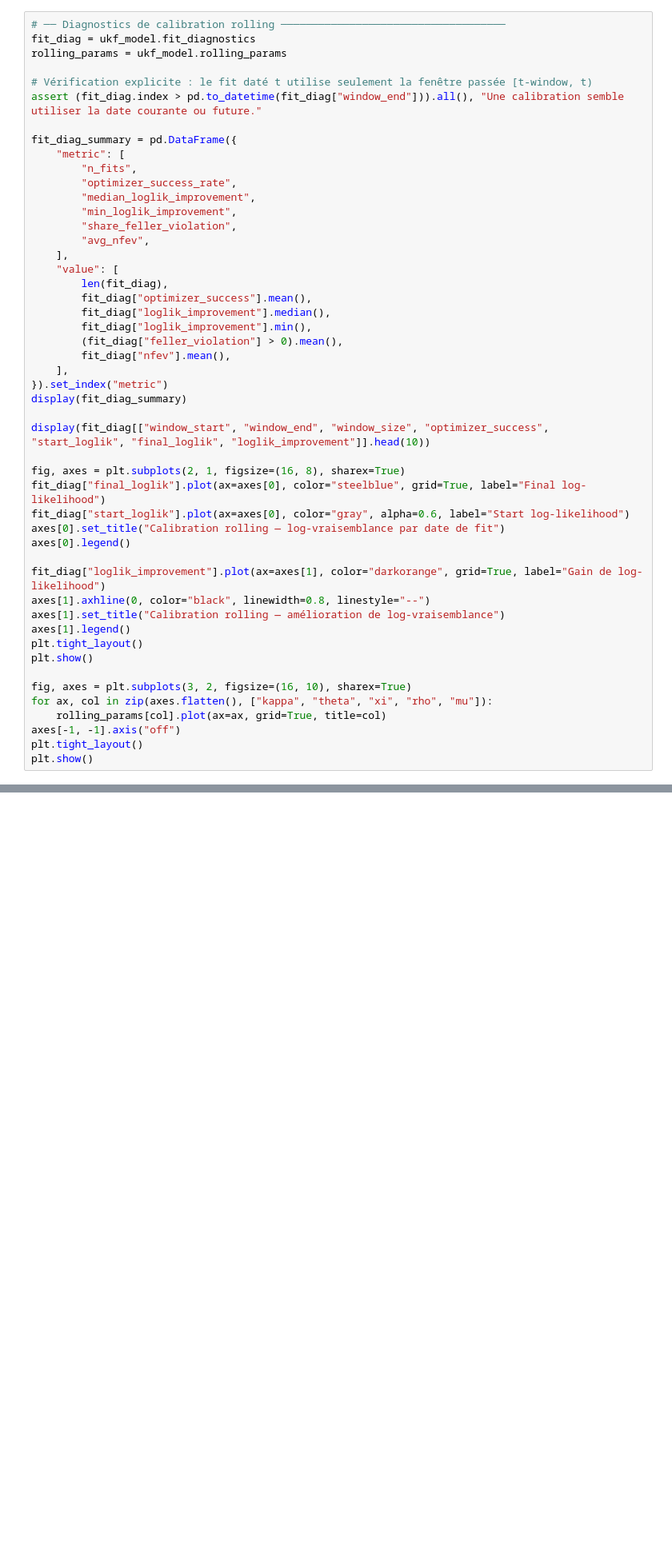
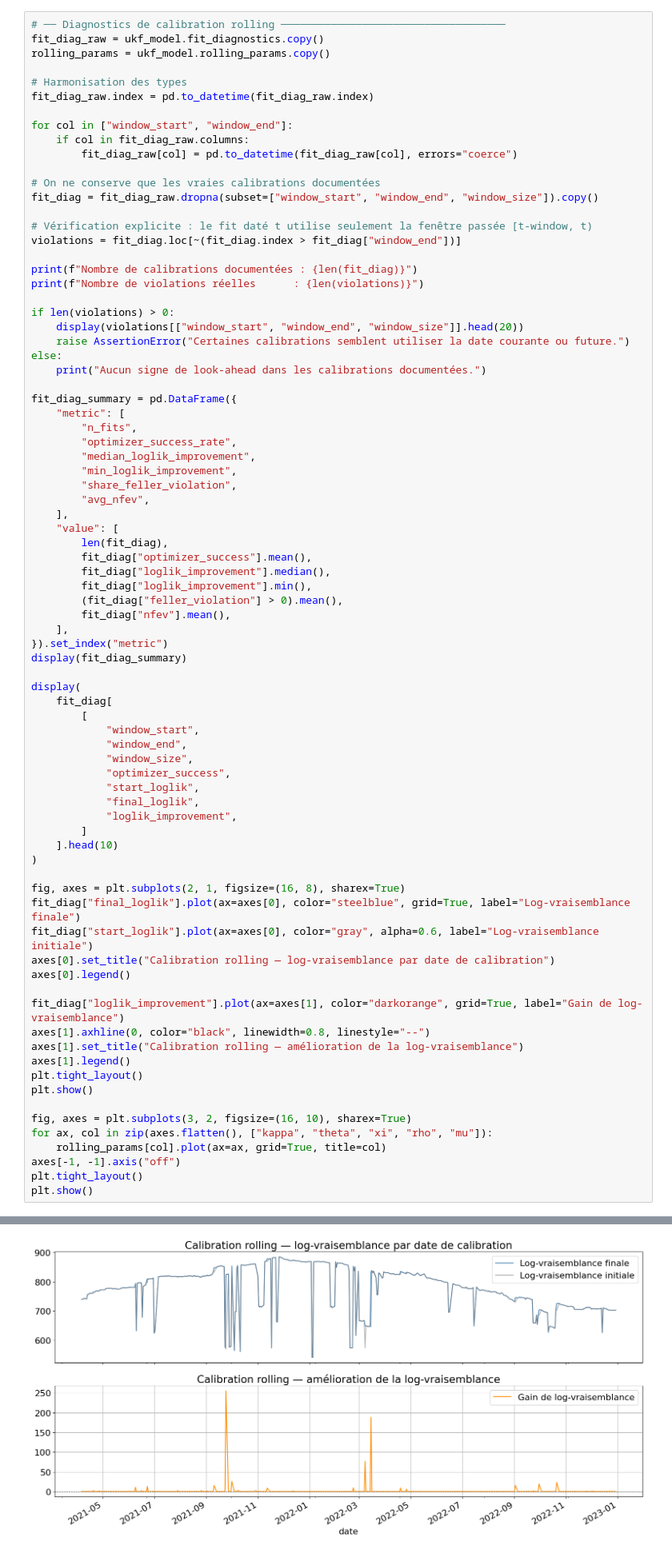
Before and after one commit to nathanli11/Realized-Volatility-Timing, a Jupyter notebook: notebooks/realized_vol_timing.ipynb, the cells around one changed output, grey strips where cells are left out. Shown at 80% size. Drawn from its saved outputs; the diff is of its cells as text; blank space fills up the shorter version.

```diff
--- a/notebooks/realized_vol_timing.ipynb
+++ b/notebooks/realized_vol_timing.ipynb
@@ -593,11 +633,30 @@ On inspecte ici les diagnostics de la calibration rolling :
 Point méthodologique clé : à la date de calibration $t$, la log-vraisemblance est calculée sur la fenêtre **passée** `[t-window, t)`.
 # %%
 # ── Diagnostics de calibration rolling ────────────────────────────────────
-fit_diag = ukf_model.fit_diagnostics
-rolling_params = ukf_model.rolling_params
+fit_diag_raw = ukf_model.fit_diagnostics.copy()
+rolling_params = ukf_model.rolling_params.copy()
+
+# Harmonisation des types
+fit_diag_raw.index = pd.to_datetime(fit_diag_raw.index)
+
+for col in ["window_start", "window_end"]:
+    if col in fit_diag_raw.columns:
+        fit_diag_raw[col] = pd.to_datetime(fit_diag_raw[col], errors="coerce")
+
+# On ne conserve que les vraies calibrations documentées
+fit_diag = fit_diag_raw.dropna(subset=["window_start", "window_end", "window_size"]).copy()
 
 # Vérification explicite : le fit daté t utilise seulement la fenêtre passée [t-window, t)
-assert (fit_diag.index > pd.to_datetime(fit_diag["window_end"])).all(), "Une calibration semble utiliser la date courante ou future."
+violations = fit_diag.loc[~(fit_diag.index > fit_diag["window_end"])]
+
+print(f"Nombre de calibrations documentées : {len(fit_diag)}")
+print(f"Nombre de violations réelles      : {len(violations)}")
+
+if len(violations) > 0:
+    display(violations[["window_start", "window_end", "window_size"]].head(20))
+    raise AssertionError("Certaines calibrations semblent utiliser la date courante ou future.")
+else:
+    print("Aucun signe de look-ahead dans les calibrations documentées.")
 
 fit_diag_summary = pd.DataFrame({
     "metric": [
@@ -619,17 +678,29 @@ fit_diag_summary = pd.DataFrame({
 }).set_index("metric")
 display(fit_diag_summary)
 
-display(fit_diag[["window_start", "window_end", "window_size", "optimizer_success", "start_loglik", "final_loglik", "loglik_improvement"]].head(10))
+display(
+    fit_diag[
+        [
+            "window_start",
+            "window_end",
+            "window_size",
+            "optimizer_success",
+            "start_loglik",
+            "final_loglik",
+            "loglik_improvement",
+        ]
+    ].head(10)
+)
 
 fig, axes = plt.subplots(2, 1, figsize=(16, 8), sharex=True)
-fit_diag["final_loglik"].plot(ax=axes[0], color="steelblue", grid=True, label="Final log-likelihood")
-fit_diag["start_loglik"].plot(ax=axes[0], color="gray", alpha=0.6, label="Start log-likelihood")
-axes[0].set_title("Calibration rolling — log-vraisemblance par date de fit")
+fit_diag["final_loglik"].plot(ax=axes[0], color="steelblue", grid=True, label="Log-vraisemblance finale")
+fit_diag["start_loglik"].plot(ax=axes[0], color="gray", alpha=0.6, label="Log-vraisemblance initiale")
+axes[0].set_title("Calibration rolling — log-vraisemblance par date de calibration")
 axes[0].legend()
 
-fit_diag["loglik_improvement"].plot(ax=axes[1], color="darkorange", grid=True, label="Gain de log-likelihood")
+fit_diag["loglik_improvement"].plot(ax=axes[1], color="darkorange", grid=True, label="Gain de log-vraisemblance")
 axes[1].axhline(0, color="black", linewidth=0.8, linestyle="--")
-axes[1].set_title("Calibration rolling — amélioration de log-vraisemblance")
+axes[1].set_title("Calibration rolling — amélioration de la log-vraisemblance")
 axes[1].legend()
 plt.tight_layout()
 plt.show()
@@ -640,3 +711,4 @@ for ax, col in zip(axes.flatten(), ["kappa", "theta", "xi", "rho", "mu"]):
 axes[-1, -1].axis("off")
 plt.tight_layout()
 plt.show()
+# %% [output]
@@ -642,0 +738 @@ plt.show()
+[figure, added]
```
Also changed, not shown: parts of 51 cells of this notebook, 4 other files.
